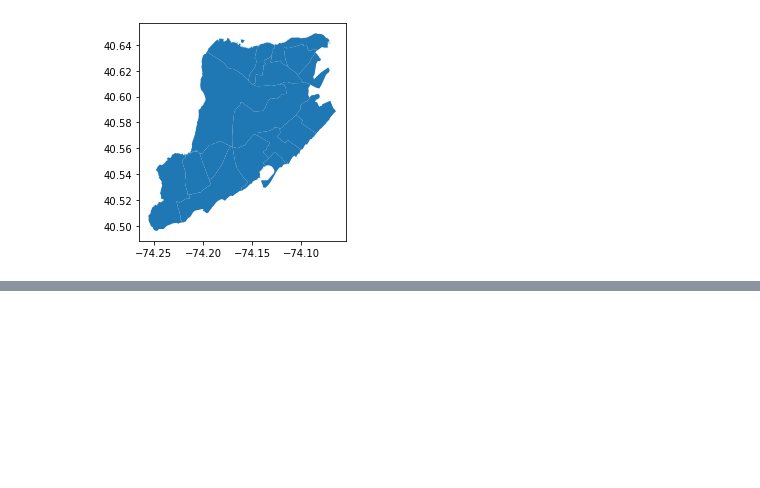
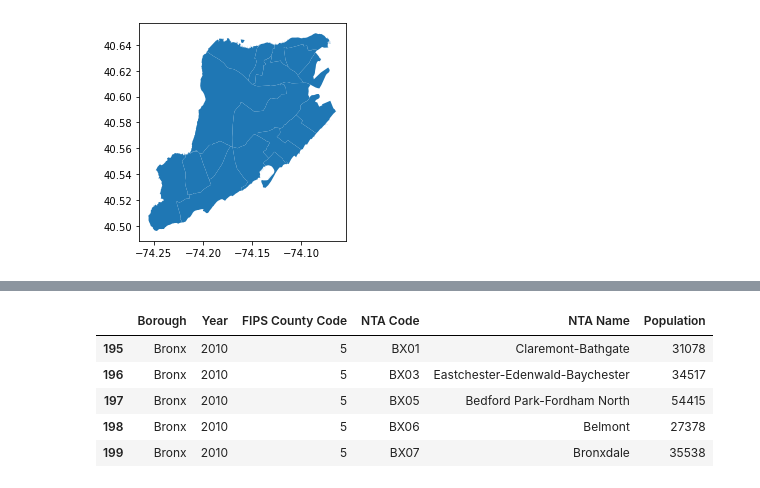
Before and after one commit to Nnyeka/Spatial_Analysis_with_Python, a Jupyter notebook: Untitled.ipynb, the cells around one changed output, grey strips where cells are left out. Cells and saved outputs as stored; diff of their text form; code cells hidden in the pictures; blank space fills up the shorter version.

```diff
--- a/Untitled.ipynb
+++ b/Untitled.ipynb
@@ -804,0 +862,6 @@ nta_shape.plot()
+# %%
+url = 'https://data.cityofnewyork.us/api/views/swpk-hqdp/rows.csv?accessType=DOWNLOAD'
+nyc_pop = pd.read_csv(url)
+
+print(nyc_pop.shape)
+nyc_pop.head()
@@ -804,0 +876,12 @@ nta_shape.plot()
+# %%
+# saving only the population numbers for the year 2010
+nyc_pop = nyc_pop.loc[nyc_pop['Year'] == 2010]
+
+nyc_pop.head()
+# %% [output]
+|  | Borough | Year | FIPS County Code | NTA Code | NTA Name | Population |
+| 195 | Bronx | 2010 | 5 | BX01 | Claremont-Bathgate | 31078 |
+| 196 | Bronx | 2010 | 5 | BX03 | Eastchester-Edenwald-Baychester | 34517 |
+| 197 | Bronx | 2010 | 5 | BX05 | Bedford Park-Fordham North | 54415 |
+| 198 | Bronx | 2010 | 5 | BX06 | Belmont | 27378 |
+| 199 | Bronx | 2010 | 5 | BX07 | Bronxdale | 35538 |
```
Also changed, not shown: parts of 11 cells of this notebook.
